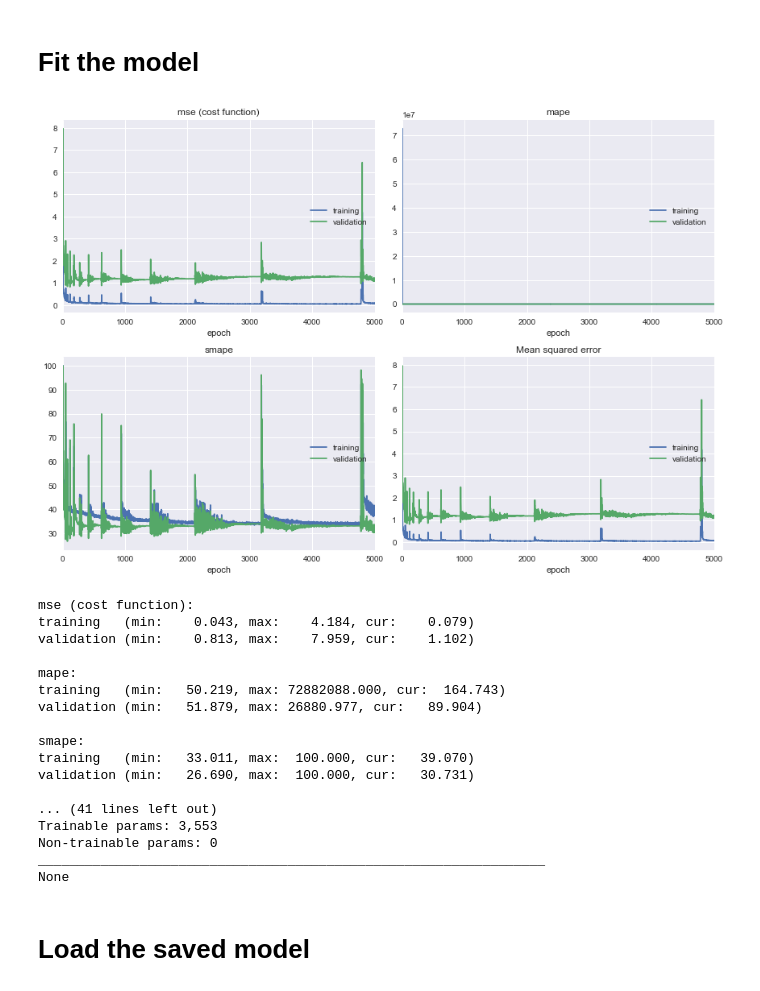
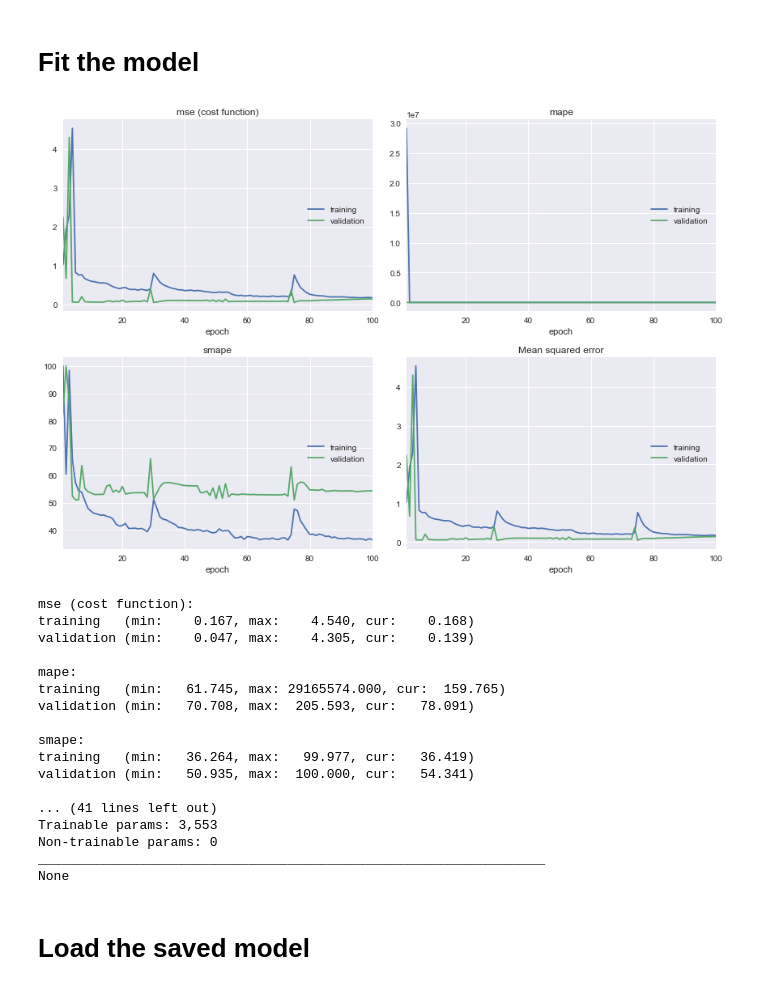
Before and after one commit to deKeijzer/Multivariate-time-series-models-in-Keras, a Jupyter notebook: notebooks/4.1 LSTM.ipynb, the cells around one changed output. Saved outputs shown, nothing was run; the diff lists cells and outputs as text; code cells hidden in the pictures.

Commit message:
MAJOR: Found out that the test set is used for validation... Wrorking on fixing this now.

```diff
--- a/notebooks/4.1 LSTM.ipynb
+++ b/notebooks/4.1 LSTM.ipynb
@@ -114,6 +112,19 @@ output_dim = 1
 train_size = 0.7
 
 X_train, y_train, X_test, y_test = df_to_cnn_rnn_format(df=data, train_size=train_size, look_back=look_back, target_column='gasPower', scale_X=True)
+
+val_size= 0.2 # The validation size of the train set
+
+# Split train & test
+split_index_val = int(data.shape[0]*(train_size-val_size)) # the index at which to split df into train and test
+split_index_test = int(data.shape[0]*train_size) # the index at which to split df into train and test
+
+
+X_val = X_train[split_index_val:] # TODO: only fit scaler on the train data
+X_train = X_train[:split_index_val]
+
+y_val = y_train[split_index_val:]
+y_train = y_train[:split_index_val]
 # %% [markdown]
 Taking a look of the train shape.
 There are (number of samples, rows, columns)
@@ -239,7 +255,7 @@ nodes, 35
 More only makes the model more complex and harder/slower to train
 """
 
-epochs = 5000
+epochs = 100
 bs = 2**13
 lr = 1e-1
 print(bs)
@@ -258,36 +274,36 @@ model.compile(optimizer=nadam, loss = ['mse'], metrics=[mape, smape, 'mse'])
 # %%
 early_stopping_monitor = EarlyStopping(patience=5000)
 
 # This is used to save the best model, currently monitoring val_mape
 # checkpoint
 filepath="models\\LSTM.best.hdf5"
 checkpoint = ModelCheckpoint(filepath, monitor='val_mape', verbose=1, save_best_only=True, mode='min')
 
 epoch_size = 1
 schedule = SGDRScheduler(min_lr=1e-5, #1e-5
                                      max_lr=1e-1, # 1e-2
                                      steps_per_epoch=np.ceil(epoch_size/bs),
                                      lr_decay=0.9,
                                      cycle_length=5, # 5
                                      mult_factor=1.5)
 
-model.fit(X_train, y_train, epochs=epochs, batch_size=bs, validation_data=(X_test, y_test),
+model.fit(X_train, y_train, epochs=epochs, batch_size=bs, validation_data=(X_val, y_val),
          verbose=1, callbacks=[PlotLossesKeras(), early_stopping_monitor, checkpoint,schedule])
 
 print(model.summary())
 # %% [output]
-[figure, old version]
+[figure, new version]
 mse (cost function):
-training   (min:    0.043, max:    4.184, cur:    0.079)
-validation (min:    0.813, max:    7.959, cur:    1.102)
+training   (min:    0.167, max:    4.540, cur:    0.168)
+validation (min:    0.047, max:    4.305, cur:    0.139)
 
 mape:
-training   (min:   50.219, max: 72882088.000, cur:  164.743)
-validation (min:   51.879, max: 26880.977, cur:   89.904)
+training   (min:   61.745, max: 29165574.000, cur:  159.765)
+validation (min:   70.708, max:  205.593, cur:   78.091)
 
 smape:
-training   (min:   33.011, max:  100.000, cur:   39.070)
-validation (min:   26.690, max:  100.000, cur:   30.731)
+training   (min:   36.264, max:   99.977, cur:   36.419)
+validation (min:   50.935, max:  100.000, cur:   54.341)
 
 ... (41 lines left out)
 Trainable params: 3,553
```
Also changed, not shown: parts of 9 cells of this notebook, 3 other files.
